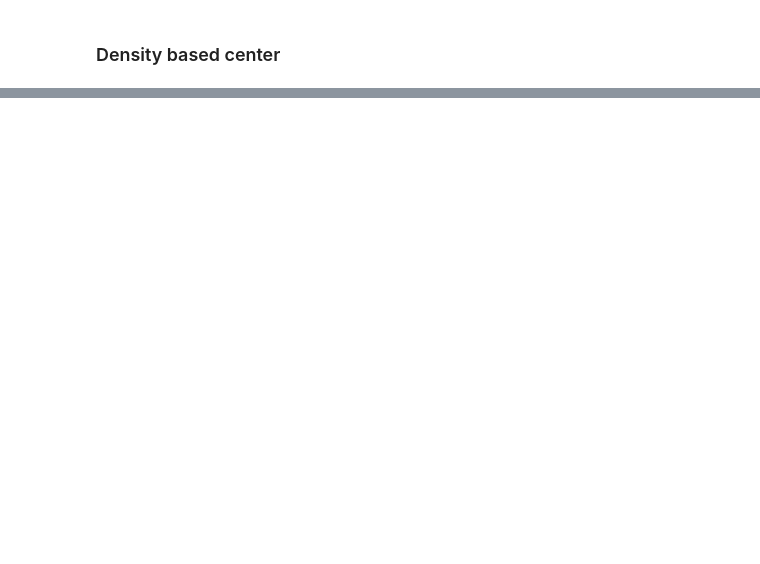
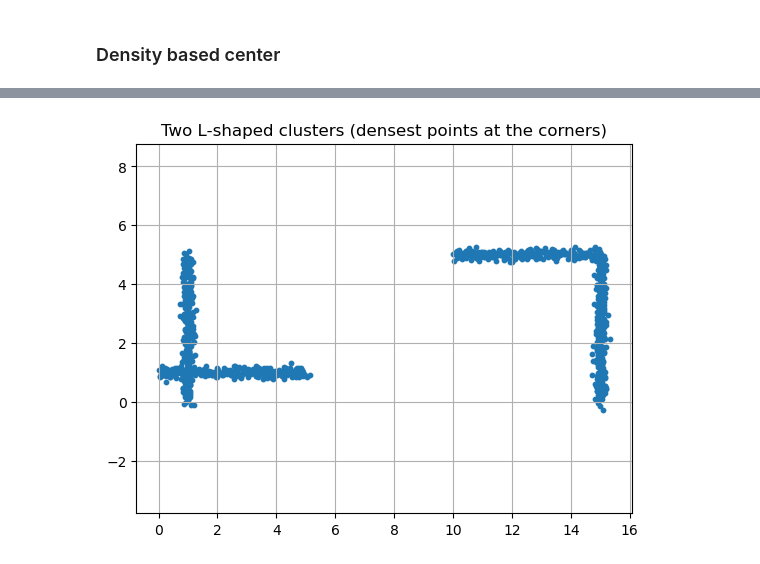
Before and after one commit to UnaiLalana/DAB-SMOTE, a Jupyter notebook: notebooks/DensityBasedCenters.ipynb, the cells around one changed output, grey strips where cells are left out. Drawn from its saved outputs; the diff is of its cells as text; code cells hidden in the pictures; blank space fills up the shorter version.

```diff
--- a/notebooks/DensityBasedCenters.ipynb
+++ b/notebooks/DensityBasedCenters.ipynb
@@ -98,0 +104,41 @@ visualize_data(most_dense_point, labels, X)
+# %%
+np.random.seed(42)
+x_h1 = np.linspace(0, 5, 250)
+y_h1 = np.ones_like(x_h1)
+
+y_v1 = np.linspace(0, 5, 250)
+x_v1 = np.ones_like(y_v1)
+
+x_h1 += np.random.normal(scale=0.1, size=x_h1.shape)
+y_h1 += np.random.normal(scale=0.1, size=y_h1.shape)
+x_v1 += np.random.normal(scale=0.1, size=x_v1.shape)
+y_v1 += np.random.normal(scale=0.1, size=y_v1.shape)
+
+x_h2 = np.linspace(0, 5, 250)
+y_h2 = np.ones_like(x_h2) * 5
+x_h2 += 10
+
+y_v2 = np.linspace(0, 5, 250)
+x_v2 = np.ones_like(y_v2) * 5
+x_v2 += 10
+y_v2 += 0
+
+x_h2 += np.random.normal(scale=0.1, size=x_h2.shape)
+y_h2 += np.random.normal(scale=0.1, size=y_h2.shape)
+x_v2 += np.random.normal(scale=0.1, size=x_v2.shape)
+y_v2 += np.random.normal(scale=0.1, size=y_v2.shape)
+
+X2 = np.vstack((
+    np.column_stack((x_h1, y_h1)),
+    np.column_stack((x_v1, y_v1)),
+    np.column_stack((x_h2, y_h2)),
+    np.column_stack((x_v2, y_v2))
+))
+
+plt.scatter(X2[:, 0], X2[:, 1], s=10)
+plt.title("Two L-shaped clusters (densest points at the corners)")
+plt.axis('equal')
+plt.grid(True)
+plt.show()
+# %% [output]
+[figure, added]
```
Also changed, not shown: parts of 10 cells of this notebook.
